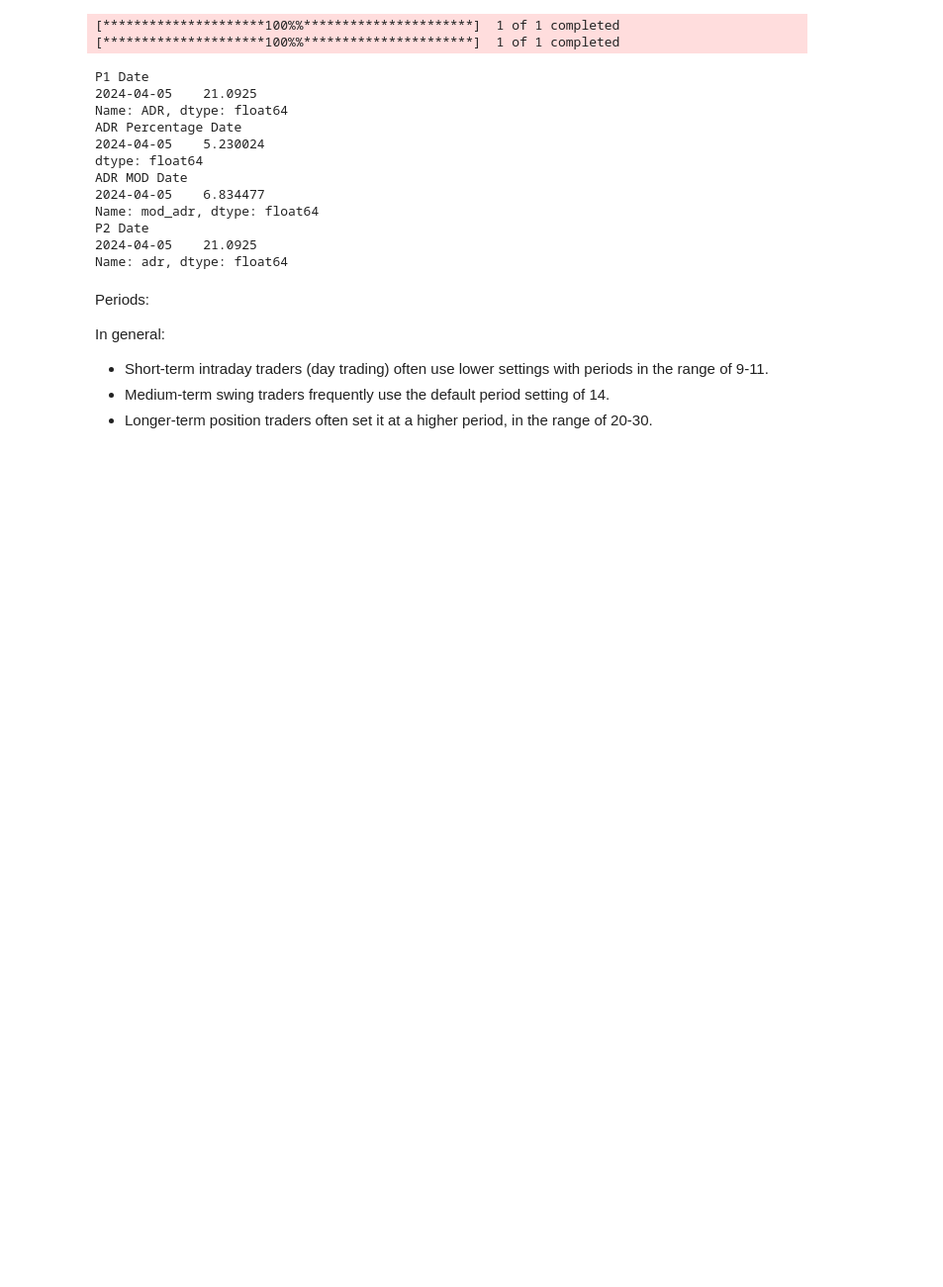
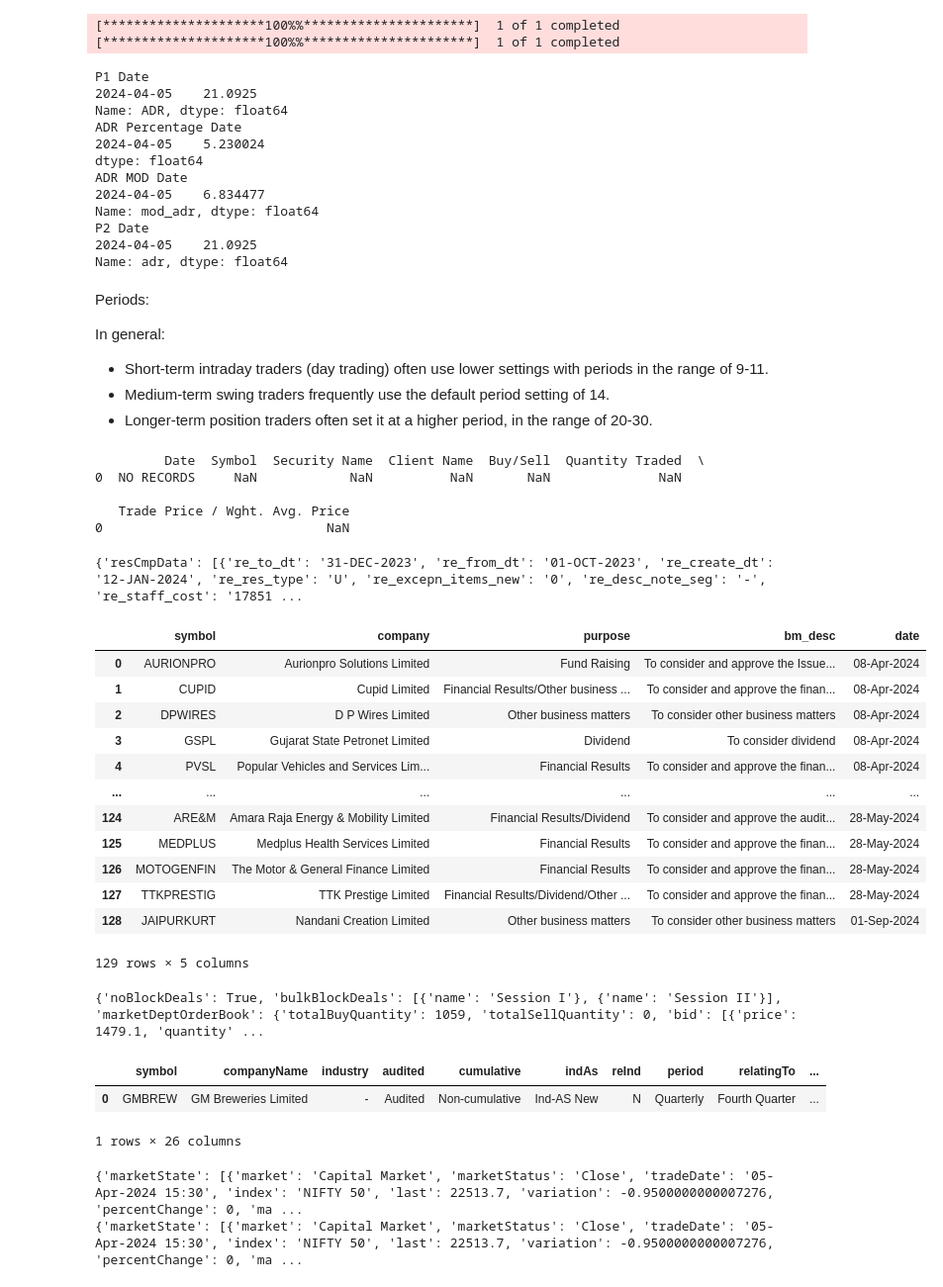
Before and after one commit to Tikam02/TechnicalAnalysis, a Jupyter notebook: Price_Action/bison/pages/Experiments.ipynb, the cells around one changed output. Shown at 99% size. Drawn from its saved outputs; the diff is of its cells as text; code cells hidden in the pictures; blank space fills up the shorter version.

```diff
--- a/Price_Action/bison/pages/Experiments.ipynb
+++ b/Price_Action/bison/pages/Experiments.ipynb
@@ -133,3 +133,48 @@ In general:
 - Short-term intraday traders (day trading) often use lower settings with periods in the range of 9-11.
 - Medium-term swing traders frequently use the default period setting of 14.
 - Longer-term position traders often set it at a higher period, in the range of 20-30.
+# %%
+from nsepython import *
+
+print(get_blockdeals())
+# %% [output]
+         Date  Symbol  Security Name  Client Name  Buy/Sell  Quantity Traded  \
+0  NO RECORDS     NaN            NaN          NaN       NaN              NaN
+
+   Trade Price / Wght. Avg. Price
+0                             NaN
+# %%
+print(nse_past_results('JUSTDIAL'))
+# %% [output]
+{'resCmpData': [{'re_to_dt': '31-DEC-2023', 're_from_dt': '01-OCT-2023', 're_create_dt': '12-JAN-2024', 're_res_type': 'U', 're_excepn_items_new': '0', 're_desc_note_seg': '-', 're_staff_cost': '17851 ...
+# %%
+nse_events()
+# %% [output]
+|  | symbol | company | purpose | bm_desc | date |
+| 0 | AURIONPRO | Aurionpro Solutions Limited | Fund Raising | To consider and approve the Issue... | 08-Apr-2024 |
+| 1 | CUPID | Cupid Limited | Financial Results/Other business ... | To consider and approve the finan... | 08-Apr-2024 |
+| 2 | DPWIRES | D P Wires Limited | Other business matters | To consider other business matters | 08-Apr-2024 |
+| 3 | GSPL | Gujarat State Petronet Limited | Dividend | To consider dividend | 08-Apr-2024 |
+| 4 | PVSL | Popular Vehicles and Services Lim... | Financial Results | To consider and approve the finan... | 08-Apr-2024 |
+| ... | ... | ... | ... | ... | ... |
+| 124 | ARE&M | Amara Raja Energy & Mobility Limited | Financial Results/Dividend | To consider and approve the audit... | 28-May-2024 |
+| 125 | MEDPLUS | Medplus Health Services Limited | Financial Results | To consider and approve the finan... | 28-May-2024 |
+| 126 | MOTOGENFIN | The Motor & General Finance Limited | Financial Results | To consider and approve the finan... | 28-May-2024 |
+| 127 | TTKPRESTIG | TTK Prestige Limited | Financial Results/Dividend/Other ... | To consider and approve the finan... | 28-May-2024 |
+| 128 | JAIPURKURT | Nandani Creation Limited | Other business matters | To consider other business matters | 01-Sep-2024 |
+129 rows × 5 columns
+# %%
+print(nse_quote("INFY","trade_info"))
+# %% [output]
+{'noBlockDeals': True, 'bulkBlockDeals': [{'name': 'Session I'}, {'name': 'Session II'}], 'marketDeptOrderBook': {'totalBuyQuantity': 1059, 'totalSellQuantity': 0, 'bid': [{'price': 1479.1, 'quantity' ...
+# %%
+nse_results("equities","Quarterly")
+# %% [output]
+|  | symbol | companyName | industry | audited | cumulative | indAs | reInd | period | relatingTo | ... |
+| 0 | GMBREW | GM Breweries Limited | - | Audited | Non-cumulative | Ind-AS New | N | Quarterly | Fourth Quarter | ... |
+1 rows × 26 columns
+# %%
+print(nse_marketStatus())
+# %% [output]
+{'marketState': [{'market': 'Capital Market', 'marketStatus': 'Close', 'tradeDate': '05-Apr-2024 15:30', 'index': 'NIFTY 50', 'last': 22513.7, 'variation': -0.9500000000007276, 'percentChange': 0, 'ma ...
+{'marketState': [{'market': 'Capital Market', 'marketStatus': 'Close', 'tradeDate': '05-Apr-2024 15:30', 'index': 'NIFTY 50', 'last': 22513.7, 'variation': -0.9500000000007276, 'percentChange': 0, 'ma ...
```
Also changed, not shown: 8 other files.
